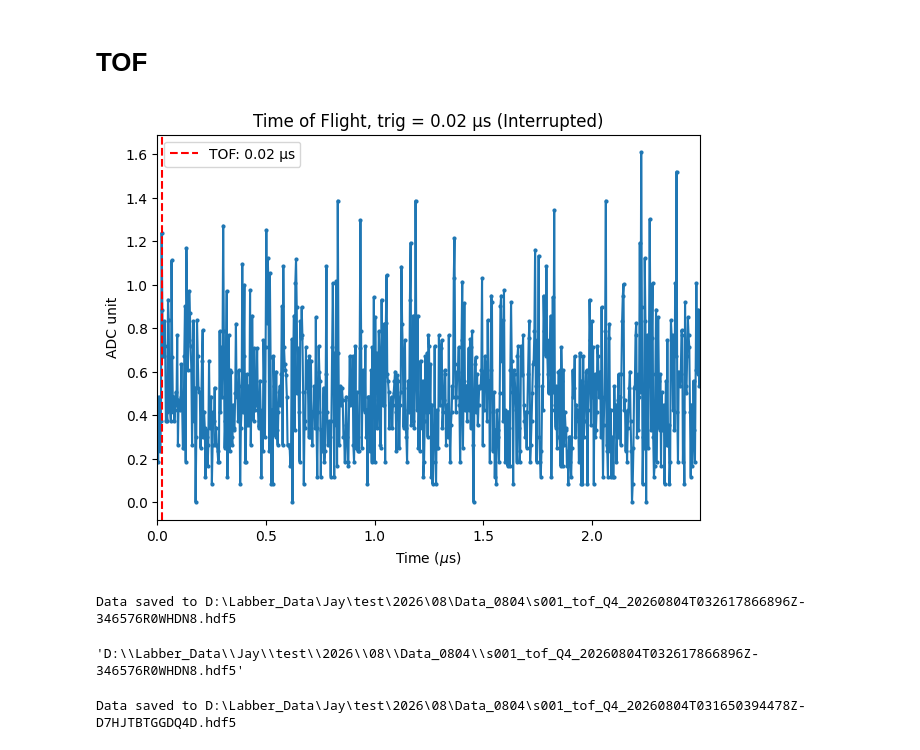
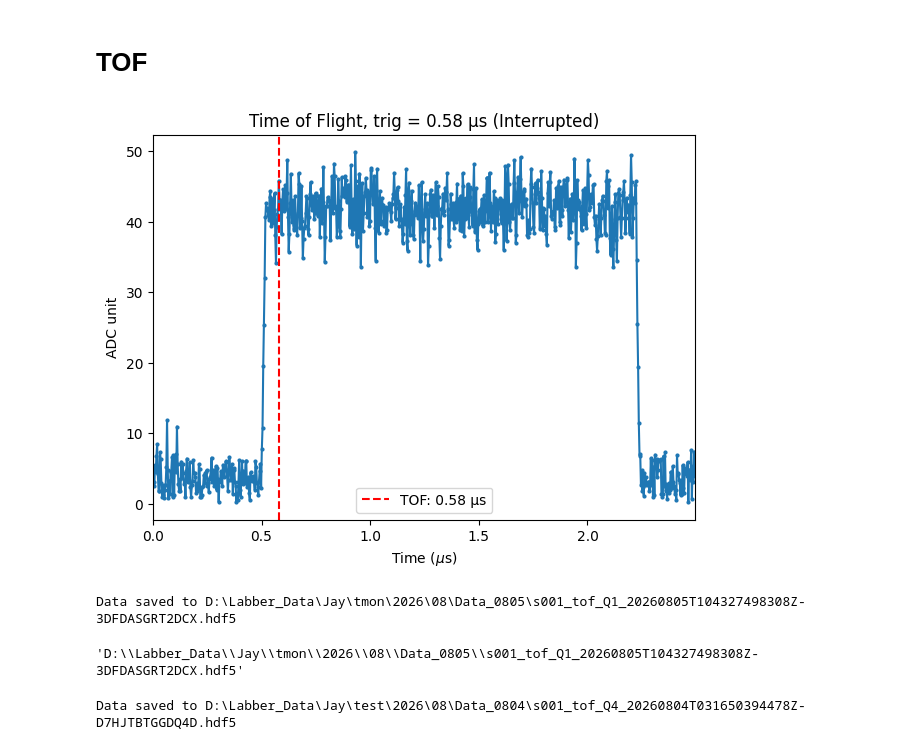
Before and after one commit to JayChien04717/QickworksaceV2_proj, a Jupyter notebook: QickworkspaceV2.ipynb, the cells around one changed output. Cells and saved outputs as stored; diff of their text form; code cells hidden in the pictures.

```diff
--- a/QickworkspaceV2.ipynb
+++ b/QickworkspaceV2.ipynb
@@ -48,7 +48,7 @@ Firmware configuration (built Sun Aug 10 18:48:22 2025):
 from QickworkspaceV2.tools.system_tool import ExperimentConfig
 from QickworkspaceV2.config.system_cfg import config_list
 
-qubit = "Q1"
+qubit = "Q3"
 config_all = ExperimentConfig(config_list)
 run_cfg = config_all.get_qubit(qubit)
 # %% [markdown]
@@ -56,27 +56,28 @@ run_cfg = config_all.get_qubit(qubit)
 # %%
 from QickworkspaceV2.experiments.setup import TOF
 
 run_cfg = config_all.get_qubit(qubit)
 run_cfg.update(
     {
-        "res_freq_ge": 6500,
+        "res_sigma": 0.01,
+        "res_freq_ge": 4000,
         "ro_length": 2.5,
         "res_length": 1.7,
-        "res_gain_ge": 18,
+        "res_gain_ge": 1,
         "res_ch": 0,
         "cheek_e": False,
         "check_f": False,
         "relax_delay": 1,
     }
 )
 
 tof = TOF(run_cfg)
 tof.run(1000)
 tof.saveLabber(qubit)
 # %% [output]
-[figure, old version]
+[figure, new version]
-Data saved to D:\Labber_Data\Jay\test\2026\08\Data_0804\s001_tof_Q4_20260804T032617866896Z-346576R0WHDN8.hdf5
+Data saved to D:\Labber_Data\Jay\tmon\2026\08\Data_0805\s001_tof_Q1_20260805T104327498308Z-3DFDASGRT2DCX.hdf5
-'D:\\Labber_Data\\Jay\\test\\2026\\08\\Data_0804\\s001_tof_Q4_20260804T032617866896Z-346576R0WHDN8.hdf5'
+'D:\\Labber_Data\\Jay\\tmon\\2026\\08\\Data_0805\\s001_tof_Q1_20260805T104327498308Z-3DFDASGRT2DCX.hdf5'
 # %%
 tof.saveLabber(qubit)
 # %% [output]
```
Also changed, not shown: parts of 33 cells of this notebook, 37 other files.
